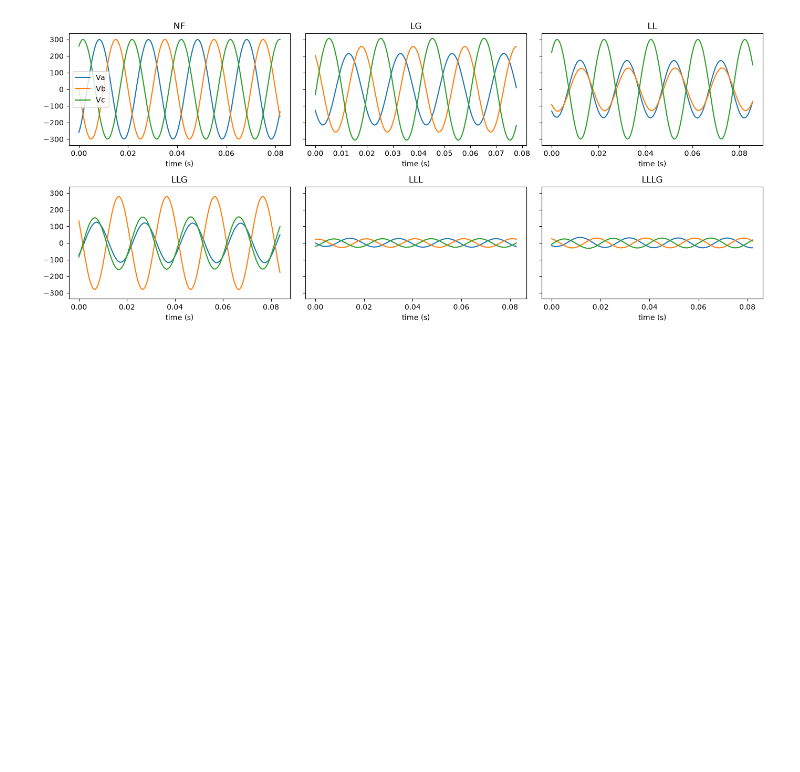
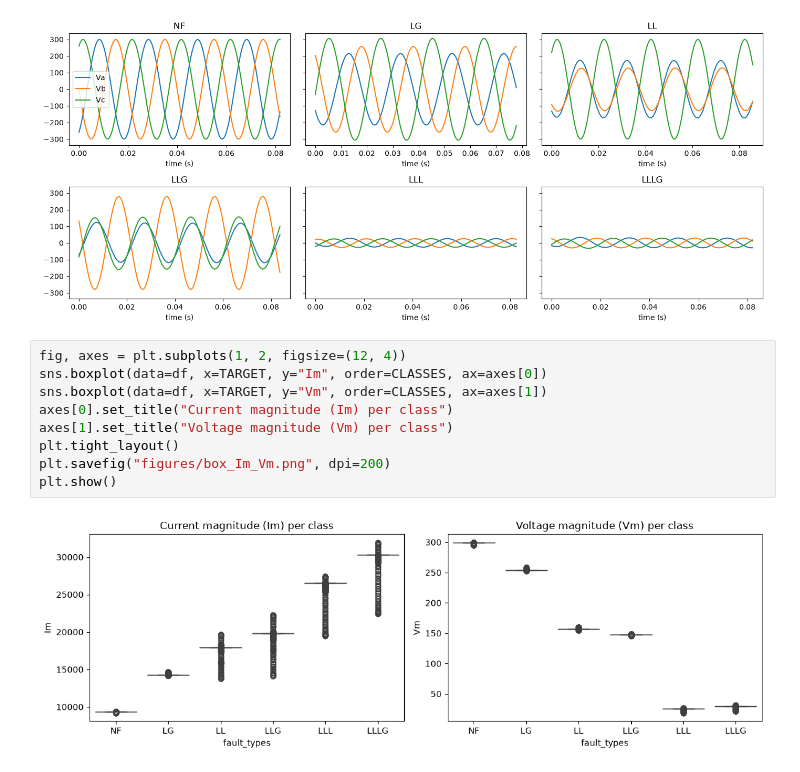
Before and after one commit to Alveera1/ai-grid-fault-classifier, a Jupyter notebook: notebooks/02_visualization.ipynb, the cells around one changed output. Drawn from its saved outputs; the diff is of its cells as text; blank space fills up the shorter version.

Commit message:
Add voltage waveforms, box plots, heatmap, angle/frequency plots

```diff
--- a/notebooks/02_visualization.ipynb
+++ b/notebooks/02_visualization.ipynb
@@ -93,3 +93,14 @@ plt.savefig("figures/waveforms_voltage.png", dpi=200)
 plt.show()
 # %% [output]
 [figure]
+# %%
+fig, axes = plt.subplots(1, 2, figsize=(12, 4))
+sns.boxplot(data=df, x=TARGET, y="Im", order=CLASSES, ax=axes[0])
+sns.boxplot(data=df, x=TARGET, y="Vm", order=CLASSES, ax=axes[1])
+axes[0].set_title("Current magnitude (Im) per class")
+axes[1].set_title("Voltage magnitude (Vm) per class")
+plt.tight_layout()
+plt.savefig("figures/box_Im_Vm.png", dpi=200)
+plt.show()
+# %% [output]
+[figure, added]
```
Also changed, not shown: parts of 2 cells of this notebook, 1 other file.
